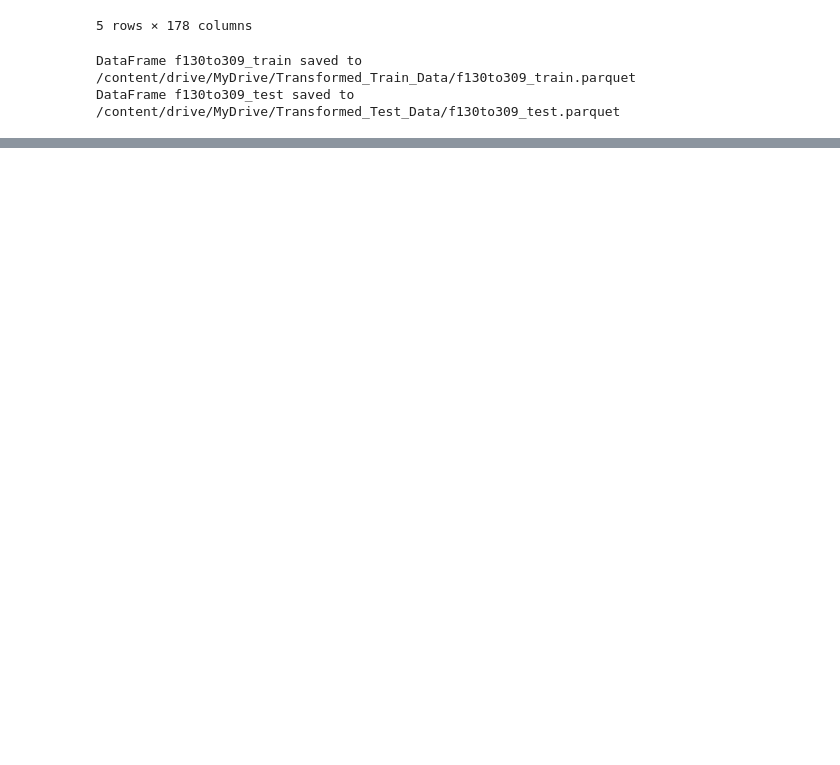
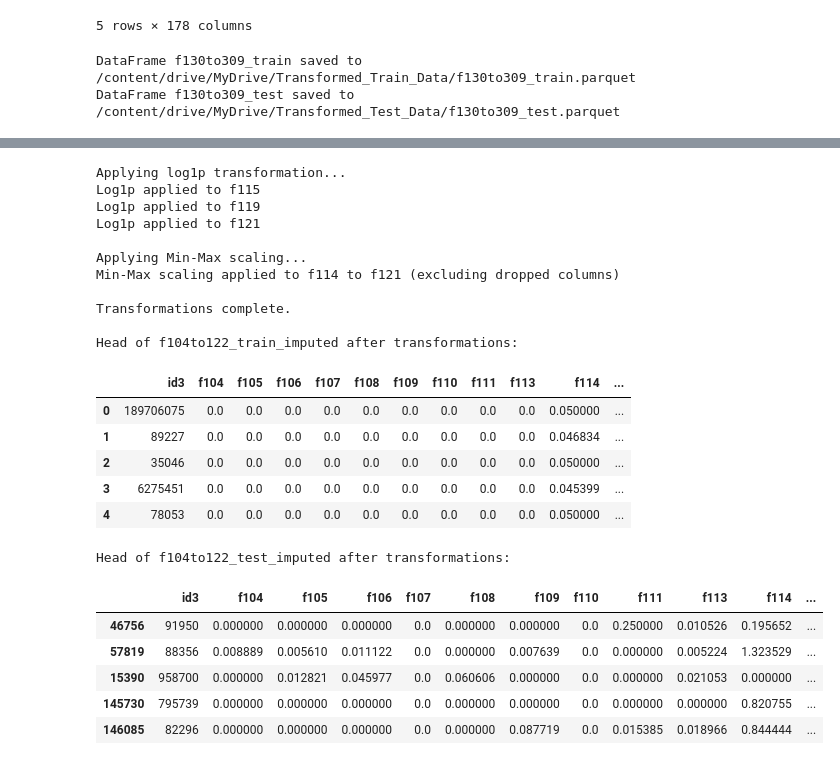
Before and after one commit to rishabh-0042/American_Express_Hackathon_25-2025, a Jupyter notebook: Feature_Engineering4.2.ipynb, the cells around one changed output, grey strips where cells are left out. Cells and saved outputs as stored; diff of their text form; code cells hidden in the pictures; blank space fills up the shorter version.

```diff
--- a/Feature_Engineering4.2.ipynb
+++ b/Feature_Engineering4.2.ipynb
@@ -1147,0 +1421,60 @@ DataFrame f130to309_test saved to /content/drive/MyDrive/Transformed_Test_Data/f
+# %%
+import numpy as np
+from sklearn.preprocessing import MinMaxScaler
+
+# Define columns for log1p transformation
+log1p_cols = ['f115', 'f119', 'f121']
+
+# Apply log1p transformation
+print("Applying log1p transformation...")
+for col in log1p_cols:
+    f104to122_train_imputed[col] = np.log1p(f104to122_train_imputed[col])
+    f104to122_test_imputed[col] = np.log1p(f104to122_test_imputed[col])
+    print(f"Log1p applied to {col}")
+
+# Define columns for Min-Max scaling
+minmax_cols = [f'f{i}' for i in range(114, 122) if f'f{i}' in f104to122_train_imputed.columns] # f114 to f121, excluding dropped columns
+
+# Apply Min-Max scaling
+print("\nApplying Min-Max scaling...")
+scaler = MinMaxScaler()
+
+# Fit scaler on training data and transform both train and test
+f104to122_train_imputed[minmax_cols] = scaler.fit_transform(f104to122_train_imputed[minmax_cols])
+f104to122_test_imputed[minmax_cols] = scaler.transform(f104to122_test_imputed[minmax_cols])
+print("Min-Max scaling applied to f114 to f121 (excluding dropped columns)")
+
+
+print("\nTransformations complete.")
+
+# Display the head of the modified dataframes to verify
+print("\nHead of f104to122_train_imputed after transformations:")
+display(f104to122_train_imputed.head())
+
+print("\nHead of f104to122_test_imputed after transformations:")
+display(f104to122_test_imputed.head())
+# %% [output]
+Applying log1p transformation...
+Log1p applied to f115
+Log1p applied to f119
+Log1p applied to f121
+
+Applying Min-Max scaling...
+Min-Max scaling applied to f114 to f121 (excluding dropped columns)
+
+Transformations complete.
+
+Head of f104to122_train_imputed after transformations:
+|  | id3 | f104 | f105 | f106 | f107 | f108 | f109 | f110 | f111 | f113 | f114 | ... |
+| 0 | 189706075 | 0.0 | 0.0 | 0.0 | 0.0 | 0.0 | 0.0 | 0.0 | 0.0 | 0.0 | 0.050000 | ... |
+| 1 | 89227 | 0.0 | 0.0 | 0.0 | 0.0 | 0.0 | 0.0 | 0.0 | 0.0 | 0.0 | 0.046834 | ... |
+| 2 | 35046 | 0.0 | 0.0 | 0.0 | 0.0 | 0.0 | 0.0 | 0.0 | 0.0 | 0.0 | 0.050000 | ... |
+| 3 | 6275451 | 0.0 | 0.0 | 0.0 | 0.0 | 0.0 | 0.0 | 0.0 | 0.0 | 0.0 | 0.045399 | ... |
+| 4 | 78053 | 0.0 | 0.0 | 0.0 | 0.0 | 0.0 | 0.0 | 0.0 | 0.0 | 0.0 | 0.050000 | ... |
+Head of f104to122_test_imputed after transformations:
+|  | id3 | f104 | f105 | f106 | f107 | f108 | f109 | f110 | f111 | f113 | f114 | ... |
+| 46756 | 91950 | 0.000000 | 0.000000 | 0.000000 | 0.0 | 0.000000 | 0.000000 | 0.0 | 0.250000 | 0.010526 | 0.195652 | ... |
+| 57819 | 88356 | 0.008889 | 0.005610 | 0.011122 | 0.0 | 0.000000 | 0.007639 | 0.0 | 0.000000 | 0.005224 | 1.323529 | ... |
+| 15390 | 958700 | 0.000000 | 0.012821 | 0.045977 | 0.0 | 0.060606 | 0.000000 | 0.0 | 0.000000 | 0.021053 | 0.000000 | ... |
+| 145730 | 795739 | 0.000000 | 0.000000 | 0.000000 | 0.0 | 0.000000 | 0.000000 | 0.0 | 0.000000 | 0.000000 | 0.820755 | ... |
+| 146085 | 82296 | 0.000000 | 0.000000 | 0.000000 | 0.0 | 0.000000 | 0.087719 | 0.0 | 0.015385 | 0.018966 | 0.844444 | ... |
```
Also changed, not shown: parts of 15 cells of this notebook.
